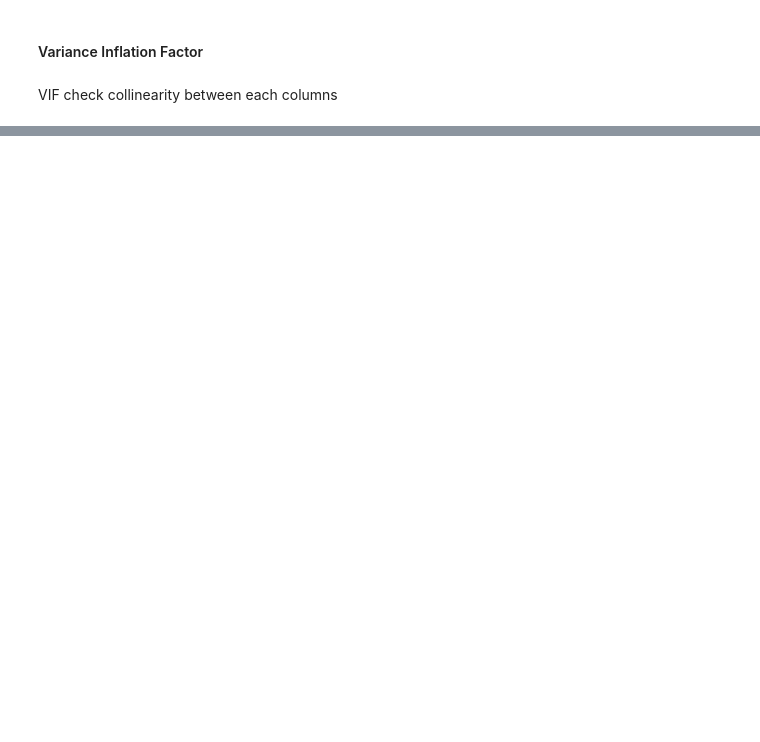
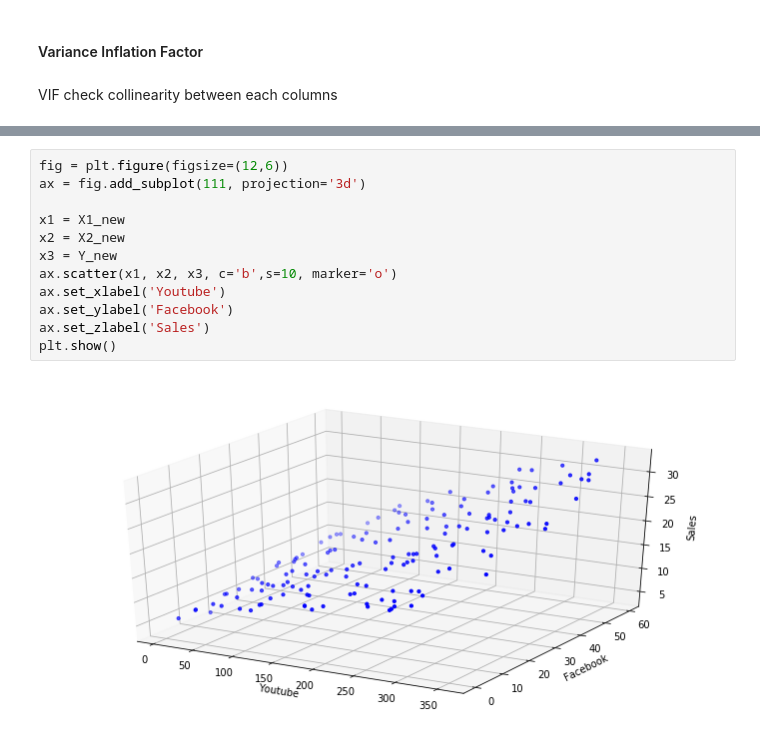
Before and after one commit to Yarek1/Multiple-Linear-regression-, a Jupyter notebook: Multiple linear regression.ipynb, the cells around one changed output, grey strips where cells are left out. Saved outputs shown, nothing was run; the diff lists cells and outputs as text; blank space fills up the shorter version.

```diff
--- a/Multiple linear regression.ipynb
+++ b/Multiple linear regression.ipynb
@@ -188,0 +309,14 @@ Warnings:
+# %%
+fig = plt.figure(figsize=(12,6))
+ax = fig.add_subplot(111, projection='3d')
+
+x1 = X1_new
+x2 = X2_new
+x3 = Y_new
+ax.scatter(x1, x2, x3, c='b',s=10, marker='o')
+ax.set_xlabel('Youtube')
+ax.set_ylabel('Facebook')
+ax.set_zlabel('Sales')
+plt.show()
+# %% [output]
+[figure, added]
```
Also changed, not shown: parts of 21 cells of this notebook.
